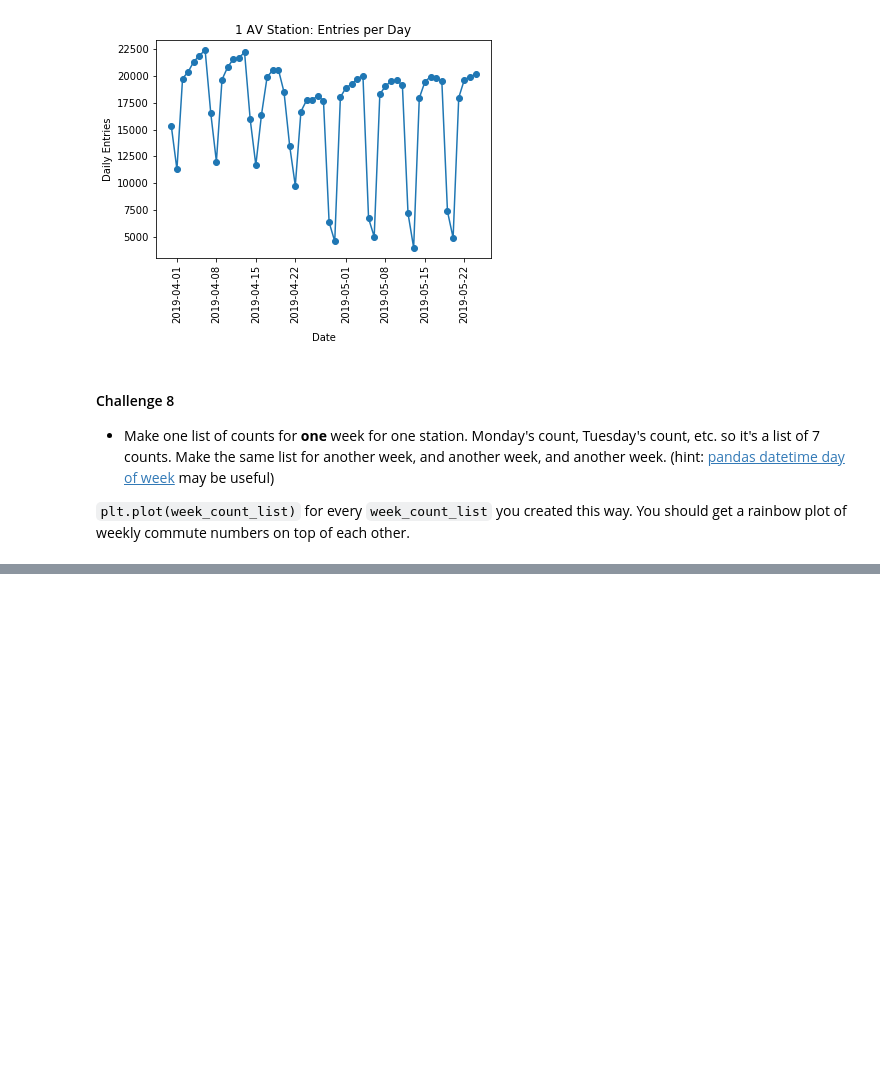
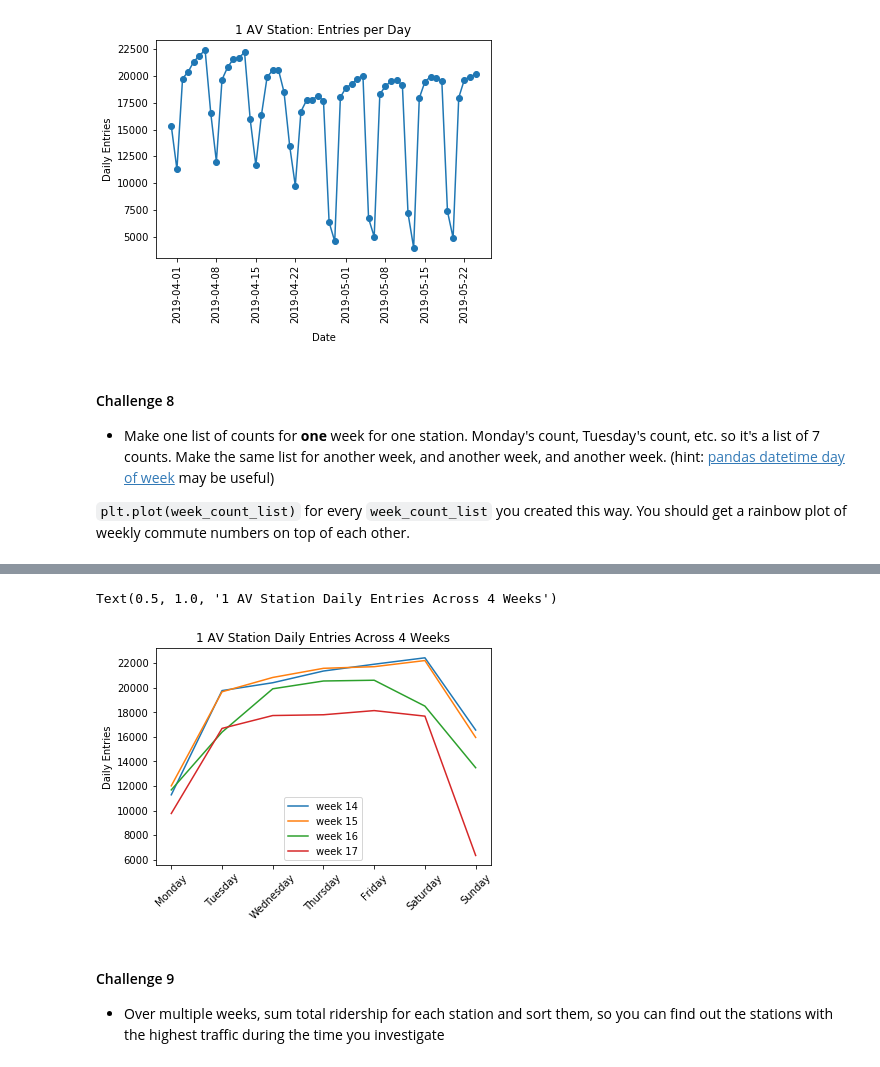
Before and after one commit to ekand/mtacular, a Jupyter notebook: notebooks/eric_challenge1.ipynb, the cells around one changed output, grey strips where cells are left out. Saved outputs shown, nothing was run; the diff lists cells and outputs as text; code cells hidden in the pictures; blank space fills up the shorter version.

Commit message:
added top stations fig, challenge 1.8 solved

```diff
--- a/notebooks/eric_challenge1.ipynb
+++ b/notebooks/eric_challenge1.ipynb
@@ -276,7 +290,7 @@ mta_sta_sum
 Plot the daily time series for a station.
 # %%
 # pick turnstile 0
-sta0 = mta_sta_sum.loc['1 AV'].reset_index()
+sta0 = mta_sta_sum.loc['1 AV'].reset_index(level='DATE')
 
 # plot date vs INS
 plt.title('1 AV Station: Entries per Day')
@@ -299,10 +313,3 @@ week. (hint: [pandas datetime day of week](https://pandas.pydata.org/pandas-docs
 `plt.plot(week_count_list)` for every `week_count_list` you created
 this way. You should get a rainbow plot of weekly commute numbers on
 top of each other.
-# %%
-#mta_sta_sum.reset_index(level='DATE',inplace=True)
-mta_sta_sum['DAY_OF_WEEK'] = mta_sta_sum['DATE'].dt.dayofweek
-
-'''wk = pd.Timedelta(1,unit='W')
-sta0 = mta_sta_sum.loc['1 AV']
-sta0'''
@@ -313,0 +316,7 @@ wk.days
+# %%
+# add day name, week number, day number columns
+# (human readable and easy sortable, respectively)
+sta0['DAY_OF_WEEK'] = sta0.reset_index()['DATE'].dt.day_name()
+sta0['DAY_NUM'] = sta0.reset_index()['DATE'].dt.dayofweek
+sta0['WEEK_NUM'] = sta0.reset_index()['DATE'].dt.weekofyear
+sta0.head()
@@ -313,0 +330,10 @@ wk.days
+# %%
+# see which weeks of the year we have
+wk_nums = sta0['WEEK_NUM'].unique()
+
+# make week_count_list a list of FULL weeks, one series per week
+week_count_list = []
+for wk in wk_nums:
+    if len(sta0[sta0['WEEK_NUM']==wk]) == 7:
+        week_count_list += [sta0[sta0['WEEK_NUM']==wk]]
+week_count_list[0]
@@ -313,0 +349,22 @@ wk.days
+# %%
+# start legen_names to hold plotted week numbers
+legend_names = []
+
+# plot only first 4 full weeks
+for wk in week_count_list[0:4]:
+    plt.plot(wk['DAY_OF_WEEK'],wk['INS'])
+    legend_names += ['week ' + str(wk['WEEK_NUM'].iloc[0])]    #legend = 'week x'
+plt.xticks(rotation=45)
+plt.legend(legend_names)
+plt.ylabel('Daily Entries')
+plt.title('1 AV Station Daily Entries Across 4 Weeks')
+# %% [output]
+Text(0.5, 1.0, '1 AV Station Daily Entries Across 4 Weeks')
+[figure, added]
+# %% [markdown]
+
+#### Challenge 9
+
+- Over multiple weeks, sum total ridership for each station and sort
+  them, so you can find out the stations with the highest traffic
+  during the time you investigate
```
Also changed, not shown: parts of 5 cells of this notebook, 2 other files.
